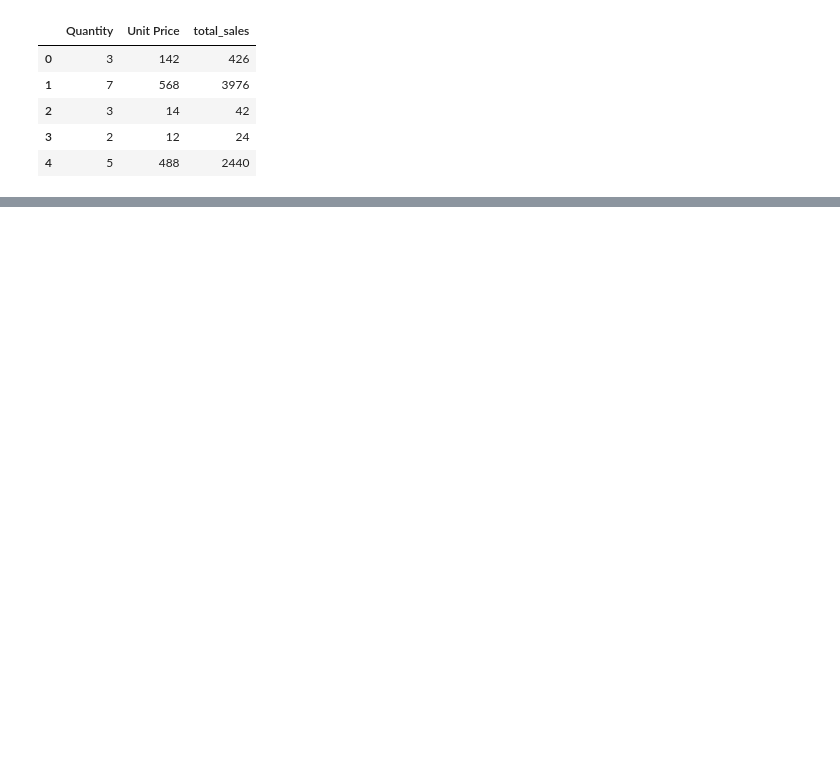
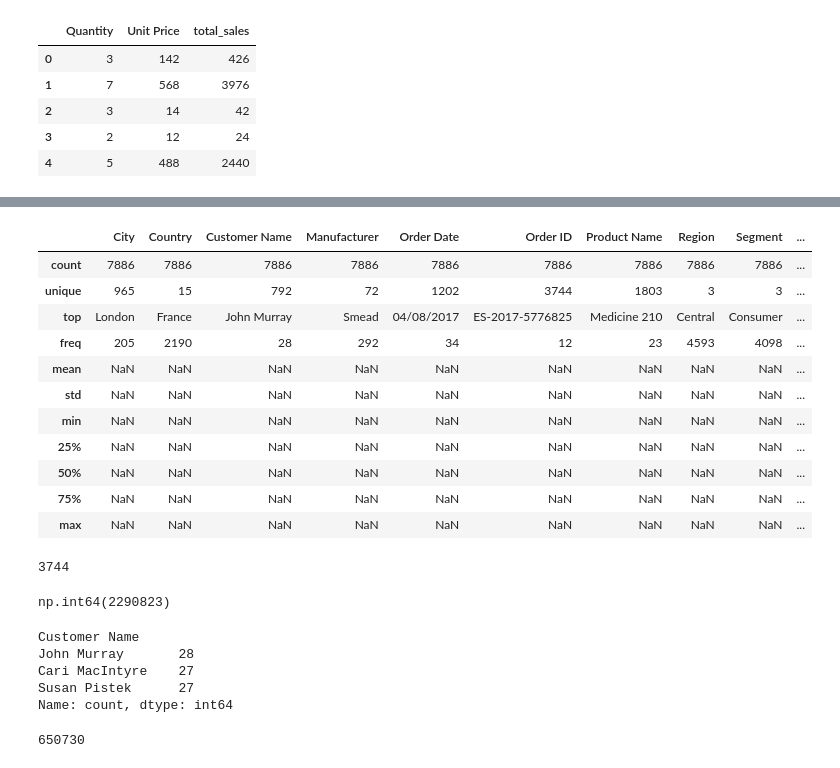
Before and after one commit to emlyon-hids-python-2026/elkhoury_course05, a Jupyter notebook: notebooks/case_study_sales.ipynb, the cells around one changed output, grey strips where cells are left out. Saved outputs shown, nothing was run; the diff lists cells and outputs as text; code cells hidden in the pictures; blank space fills up the shorter version.

Commit message:
feat: answer technical and business questions

```diff
--- a/notebooks/case_study_sales.ipynb
+++ b/notebooks/case_study_sales.ipynb
@@ -74,0 +117,16 @@ df_sales_mapping.to_excel("../data/sales_consolidated.xlsx", index=False)
+# %%
+# Q5: general statistical description of all the columns
+df_sales_mapping.describe(include="all")
+# %% [output]
+|  | City | Country | Customer Name | Manufacturer | Order Date | Order ID | Product Name | Region | Segment | ... |
+| count | 7886 | 7886 | 7886 | 7886 | 7886 | 7886 | 7886 | 7886 | 7886 | ... |
+| unique | 965 | 15 | 792 | 72 | 1202 | 3744 | 1803 | 3 | 3 | ... |
+| top | London | France | John Murray | Smead | 04/08/2017 | ES-2017-5776825 | Medicine 210 | Central | Consumer | ... |
+| freq | 205 | 2190 | 28 | 292 | 34 | 12 | 23 | 4593 | 4098 | ... |
+| mean | NaN | NaN | NaN | NaN | NaN | NaN | NaN | NaN | NaN | ... |
+| std | NaN | NaN | NaN | NaN | NaN | NaN | NaN | NaN | NaN | ... |
+| min | NaN | NaN | NaN | NaN | NaN | NaN | NaN | NaN | NaN | ... |
+| 25% | NaN | NaN | NaN | NaN | NaN | NaN | NaN | NaN | NaN | ... |
+| 50% | NaN | NaN | NaN | NaN | NaN | NaN | NaN | NaN | NaN | ... |
+| 75% | NaN | NaN | NaN | NaN | NaN | NaN | NaN | NaN | NaN | ... |
+| max | NaN | NaN | NaN | NaN | NaN | NaN | NaN | NaN | NaN | ... |
@@ -74,0 +135,27 @@ df_sales_mapping.to_excel("../data/sales_consolidated.xlsx", index=False)
+# %%
+# Business Q1: number of orders = number of different Order IDs
+df_sales_mapping["Order ID"].nunique()
+# %% [output]
+3744
+# %%
+# Business Q2: total sales amount = sum of the total_sales column
+df_sales_mapping["total_sales"].sum()
+# %% [output]
+np.int64(2290823)
+# %%
+# Business Q3: top 3 customers with the most purchases
+df_sales_mapping["Customer Name"].value_counts().head(3)
+# %% [output]
+Customer Name
+John Murray       28
+Cari MacIntyre    27
+Susan Pistek      27
+Name: count, dtype: int64
+# %%
+# Extract the sales made in France
+df_sales_france = df_sales_mapping[df_sales_mapping["Country"] == "France"]
+
+# Business Q4: total sales for France
+print(df_sales_france["total_sales"].sum())
+# %% [output]
+650730
```
Also changed, not shown: parts of 8 cells of this notebook.
